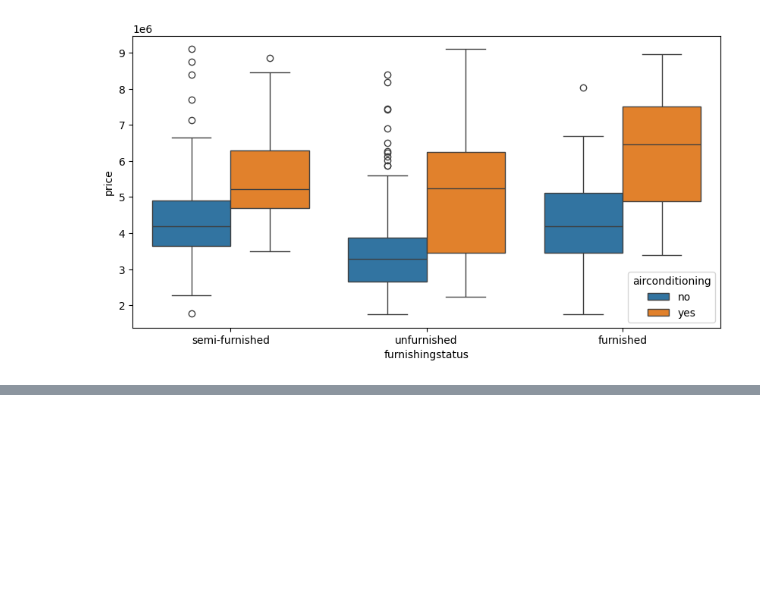
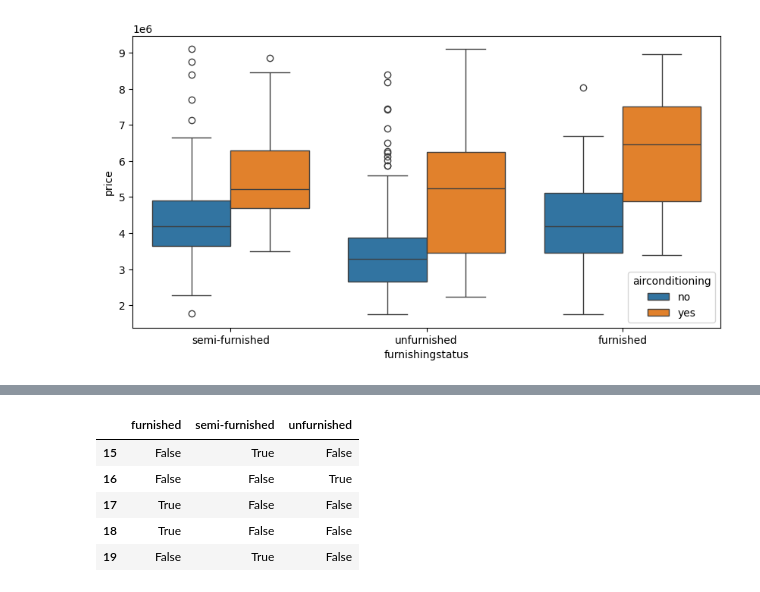
Before and after one commit to nagrohan579/house_price_prediction_linear_regression_model, a Jupyter notebook: house_price_prediction_linear_regression_model.ipynb, the cells around one changed output, grey strips where cells are left out. Saved outputs shown, nothing was run; the diff lists cells and outputs as text; code cells hidden in the pictures; blank space fills up the shorter version.

```diff
--- a/house_price_prediction_linear_regression_model.ipynb
+++ b/house_price_prediction_linear_regression_model.ipynb
@@ -191,0 +221,12 @@ sns.boxplot(x = 'furnishingstatus', y = 'price', hue = 'airconditioning', data =
+# %%
+# Get dummy variables for the feature 'furnishingstatus'
+fstatus = pd.get_dummies(housing['furnishingstatus'])
+# %%
+fstatus.head()
+# %% [output]
+|  | furnished | semi-furnished | unfurnished |
+| 15 | False | True | False |
+| 16 | False | False | True |
+| 17 | True | False | False |
+| 18 | True | False | False |
+| 19 | False | True | False |
```
Also changed, not shown: parts of 12 cells of this notebook.
